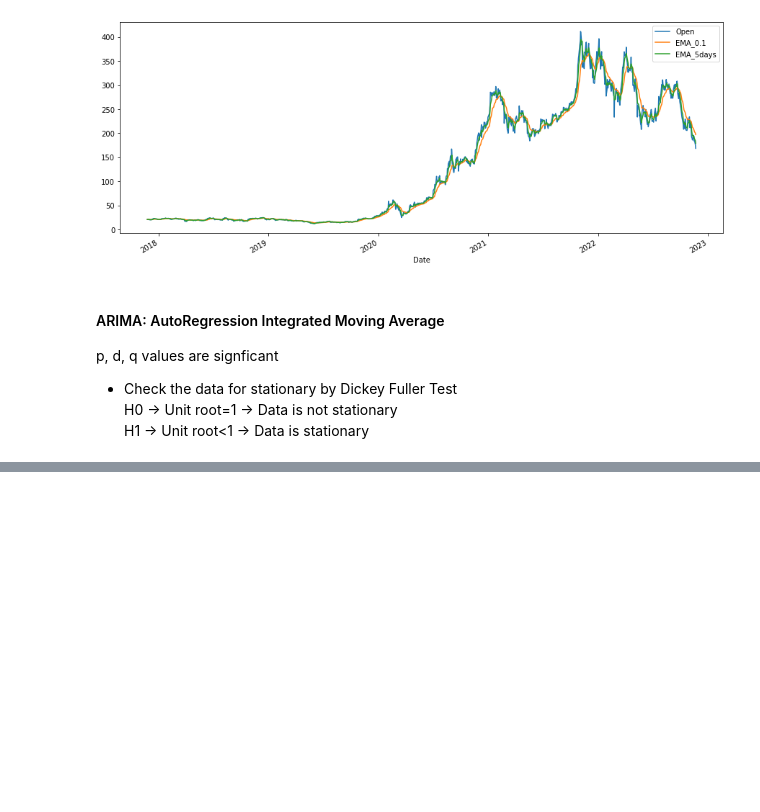
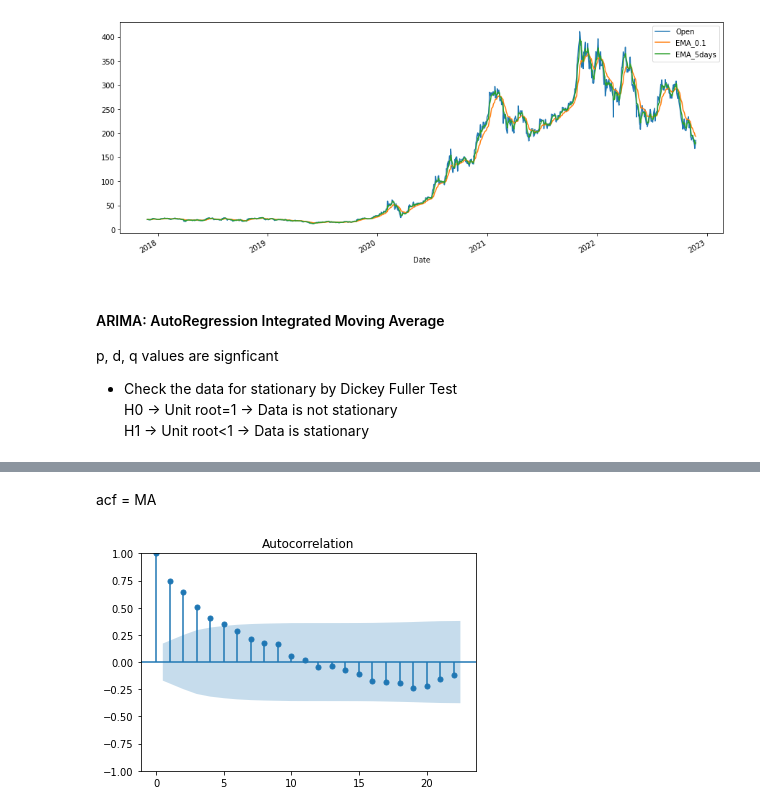
Before and after one commit to sinchan-s/time-series-analysis, a Jupyter notebook: tsa-functions.ipynb, the cells around one changed output, grey strips where cells are left out. Drawn from its saved outputs; the diff is of its cells as text; code cells hidden in the pictures; blank space fills up the shorter version.

```diff
--- a/tsa-functions.ipynb
+++ b/tsa-functions.ipynb
@@ -69,0 +260,6 @@ H1 -> Unit root<1 -> Data is stationary
+# %% [markdown]
+acf = MA
+# %%
+acf12 = plot_acf(df_airline['Passengers 12 Difference'].dropna())
+# %% [output]
+[figure, added]
```
Also changed, not shown: parts of 36 cells of this notebook.
